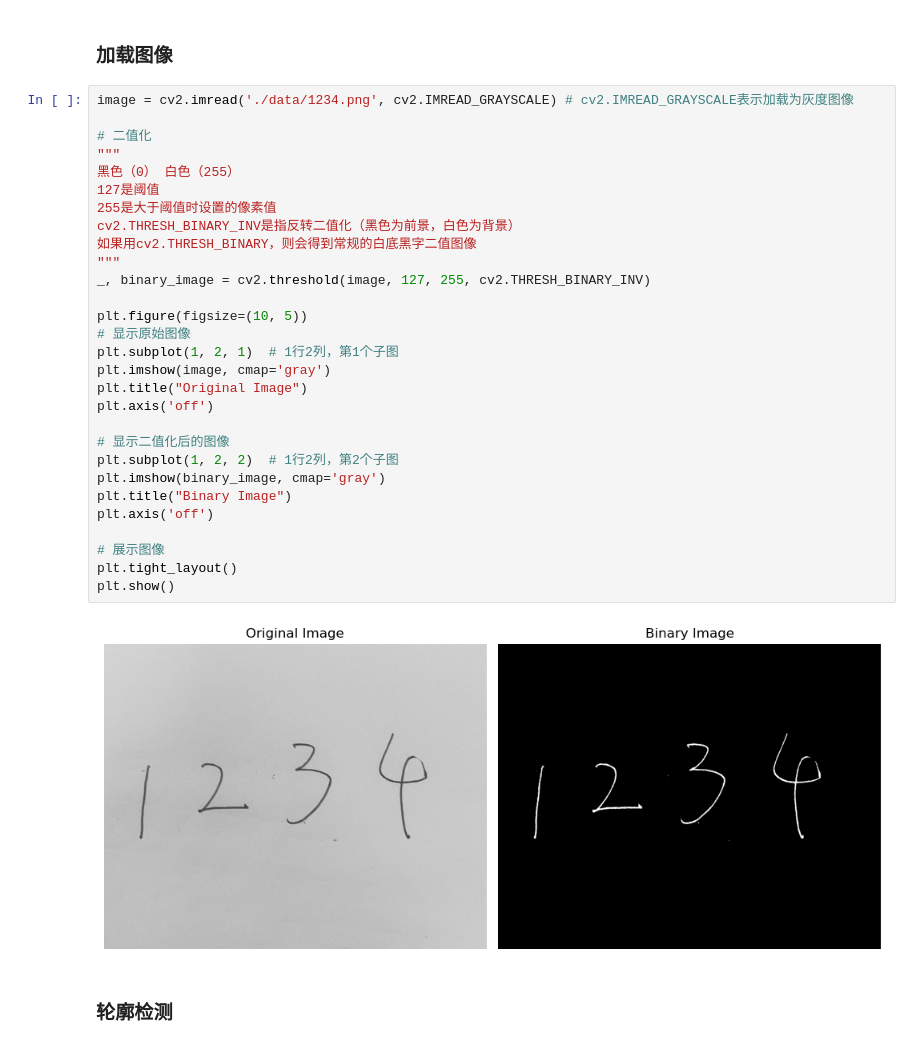
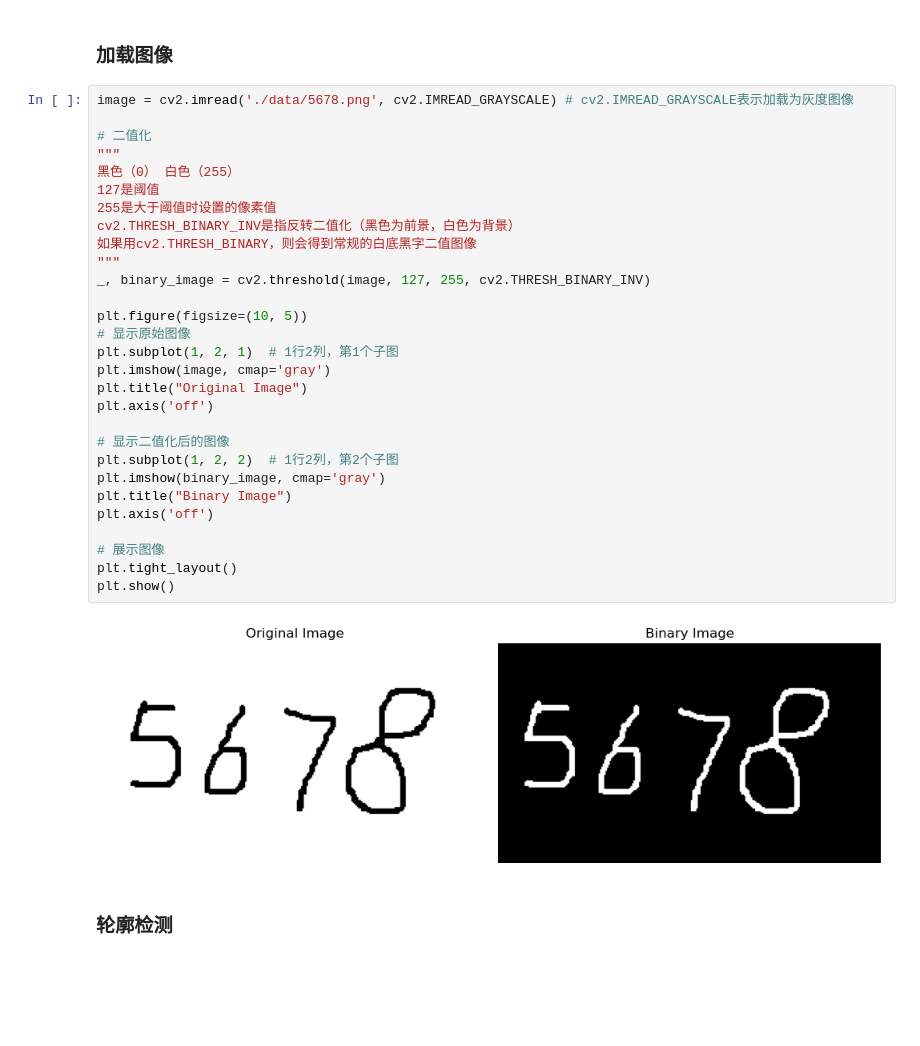
Before and after one commit to starryrlx/PyTorch-DeepLearning-Practice-Projects, a Jupyter notebook: 1_Handwritten_Digit_Recognition/digit_recognition_multi.ipynb, the cells around one changed output. Cells and saved outputs as stored; diff of their text form; blank space fills up the shorter version.

```diff
--- a/1_Handwritten_Digit_Recognition/digit_recognition_multi.ipynb
+++ b/1_Handwritten_Digit_Recognition/digit_recognition_multi.ipynb
@@ -7,36 +7,36 @@ import matplotlib.pyplot as plt
 # %% [markdown]
 ### 加载图像
 # %%
-image = cv2.imread('./data/1234.png', cv2.IMREAD_GRAYSCALE) # cv2.IMREAD_GRAYSCALE表示加载为灰度图像
+image = cv2.imread('./data/5678.png', cv2.IMREAD_GRAYSCALE) # cv2.IMREAD_GRAYSCALE表示加载为灰度图像
 
 # 二值化
 """
 黑色（0） 白色（255）
 127是阈值
 255是大于阈值时设置的像素值
 cv2.THRESH_BINARY_INV是指反转二值化（黑色为前景，白色为背景）
 如果用cv2.THRESH_BINARY，则会得到常规的白底黑字二值图像
 """
 _, binary_image = cv2.threshold(image, 127, 255, cv2.THRESH_BINARY_INV)
 
 plt.figure(figsize=(10, 5))
 # 显示原始图像
 plt.subplot(1, 2, 1)  # 1行2列，第1个子图
 plt.imshow(image, cmap='gray')
 plt.title("Original Image")
 plt.axis('off')
 
 # 显示二值化后的图像
 plt.subplot(1, 2, 2)  # 1行2列，第2个子图
 plt.imshow(binary_image, cmap='gray')
 plt.title("Binary Image")
 plt.axis('off')
 
 # 展示图像
 plt.tight_layout()
 plt.show()
 # %% [output]
-[figure, old version]
+[figure, new version]
 # %% [markdown]
 ### 轮廓检测
 # %%
```
Also changed, not shown: parts of 6 cells of this notebook, 8 other files.
